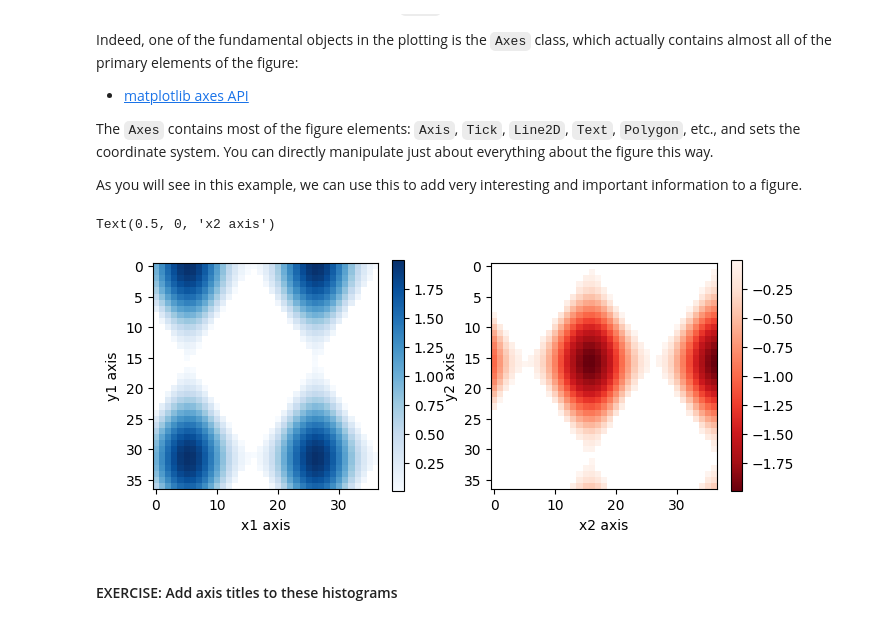
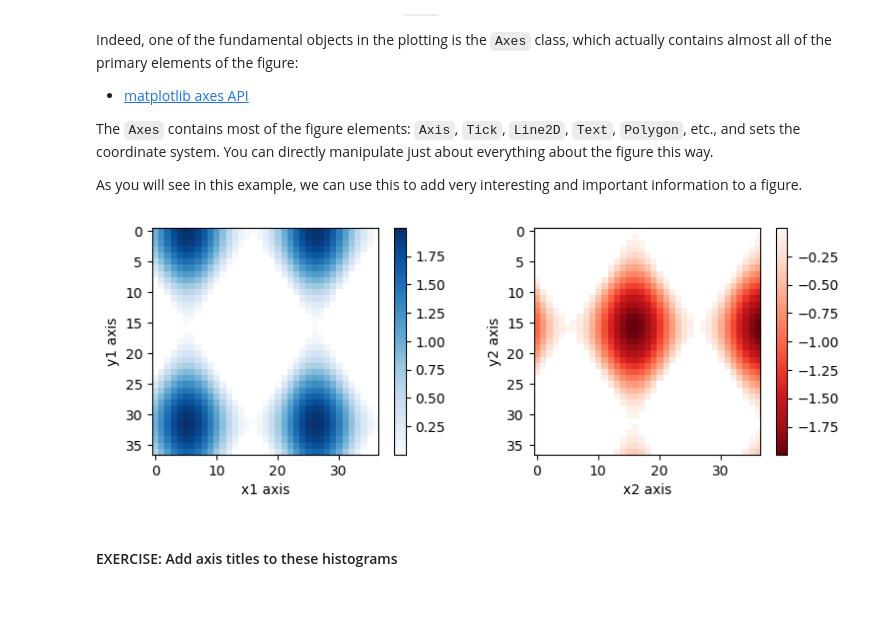
Before and after one commit to UChicagoPhysics/PHYS250, a Jupyter notebook: Examples/VisualizationExamples.ipynb, the cells around one changed output. Drawn from its saved outputs; the diff is of its cells as text; code cells hidden in the pictures.

```diff
--- a/Examples/VisualizationExamples.ipynb
+++ b/Examples/VisualizationExamples.ipynb
@@ -41,35 +41,37 @@ x, y = np.mgrid[:N, :N]                 # Instantiate grids
 Z    = (np.cos(x*0.2) + np.sin(y*0.3))
 
 # mask out the negative and positive values, respectively
 Zpos = np.ma.masked_less(Z, 0)    # LEFT PLOT
 Zneg = np.ma.masked_greater(Z, 0) # RIGHT PLOT
 
 # here, what you get is an entire figure object,
 # as well as axis objects for each of the two subplots created
 fig, (ax1, ax2) = plt.subplots(figsize=(8, 3), ncols=2)
 
 # plot just the positive data and save the
 # color "mappable" object returned by ax1.imshow
 # imshow essentially just plots the values of the array that you have handed it
 pos = ax1.imshow(Zpos, cmap='Blues', interpolation='none')
 
 # add the colorbar using the figure's method,
 # telling which mappable we're talking about and
 # which axes object it should be near
 fig.colorbar(pos, ax=ax1)
 
 # repeat everything above for the negative data
 neg = ax2.imshow(Zneg, cmap='Reds_r', interpolation='none')
 fig.colorbar(neg, ax=ax2)
 
 ax1.set_ylabel('y1 axis')
 ax2.set_ylabel('y2 axis')
 
 ax1.set_xlabel('x1 axis')
 ax2.set_xlabel('x2 axis')
+
+plt.tight_layout()
+plt.show()
 # %% [output]
-Text(0.5, 0, 'x2 axis')
-[figure, old version]
+[figure, new version]
 # %% [markdown]
 #### EXERCISE: Add axis titles to these histograms
 # %% [markdown]
```
Also changed, not shown: parts of 2 cells of this notebook, 14 other files.
